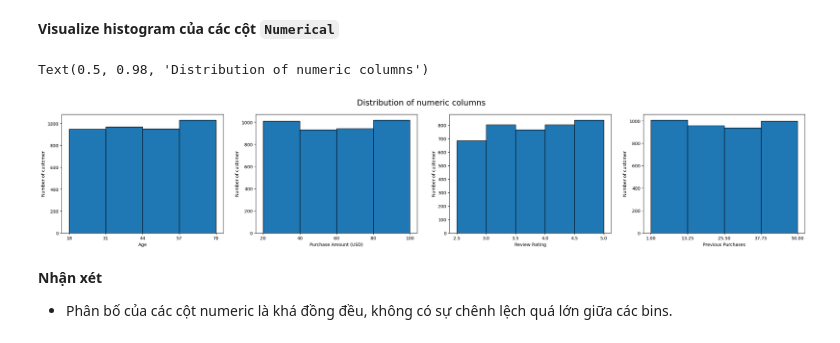
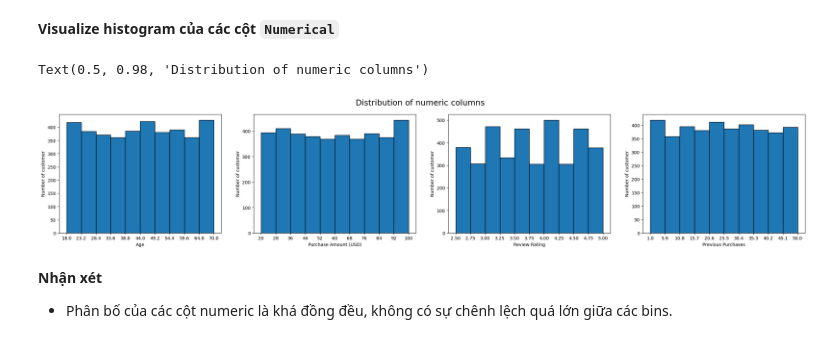
Before and after one commit to HuyAnhTon/Programming_DS, a Jupyter notebook: notebooks/data_explore.ipynb, the cells around one changed output. Saved outputs shown, nothing was run; the diff lists cells and outputs as text; code cells hidden in the pictures.

```diff
--- a/notebooks/data_explore.ipynb
+++ b/notebooks/data_explore.ipynb
@@ -329,20 +329,17 @@ raw_df[numeric_col].describe()
 # %%
 fig, ax = plt.subplots(1, 4)
 fig.set_figwidth(30)
 
-n_bins = [4, 4, 5, 4]
-
 for i, col in enumerate(numeric_col):
     #raw_df[col].hist(ax= ax[i], edgecolor = "black", grid=False)
-    hist = ax[i].hist(raw_df[col], edgecolor = "black", bins = n_bins[i])
+    hist = ax[i].hist(raw_df[col], edgecolor = "black", bins = 10)
     ax[i].set_xticks(hist[1])
     ax[i].set_xlabel(col)
     ax[i].set_ylabel("Number of customer")
-
 fig.suptitle("Distribution of numeric columns", size=18)
 # %% [output]
 Text(0.5, 0.98, 'Distribution of numeric columns')
-[figure, old version]
+[figure, new version]
 # %% [markdown]
 **Nhận xét**
 - Phân bố của các cột numeric là khá đồng đều, không có sự chênh lệch quá lớn giữa các bins.
```
